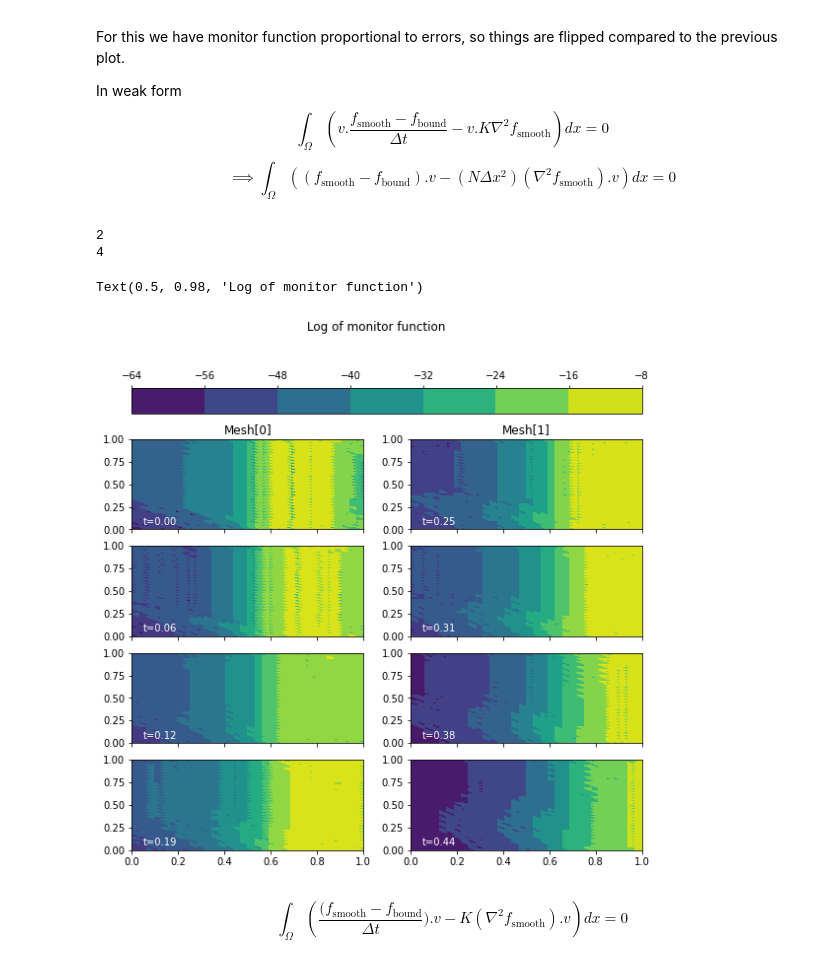
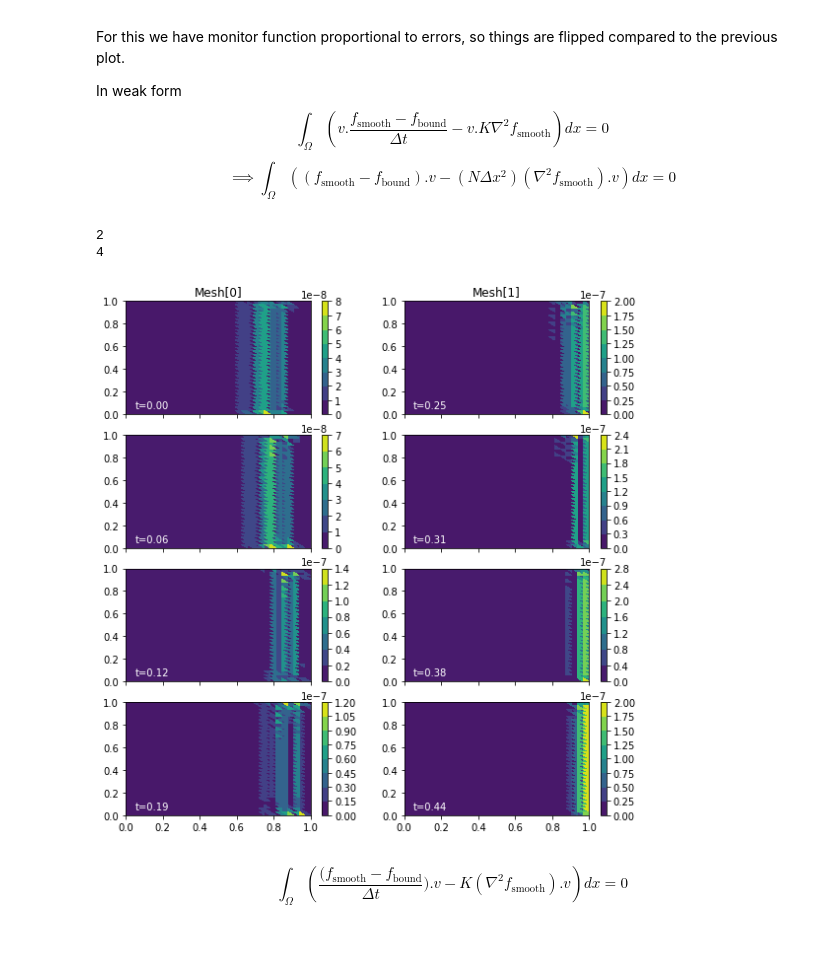
Before and after one commit to acse-akm121/oceans_goma, a Jupyter notebook: goma/src/GoalOrientedExample.ipynb, the cells around one changed output. Saved outputs shown, nothing was run; the diff lists cells and outputs as text; code cells hidden in the pictures.

Commit message:
notebook: laplace smoothing, .py: update to generate figures

```diff
--- a/goma/src/GoalOrientedExample.ipynb
+++ b/goma/src/GoalOrientedExample.ipynb
@@ -266,6 +268,7 @@ for i, mesh_i in enumerate(indicators):
         vmax = np.max((vmax, np.max(np.log(np.abs(e_t.dat.data)))))
         vmin = np.min((vmin, np.min(np.log(np.abs(e_t.dat.data)))))
 
+figsize = (2 * len(solutions['u']['forward'][0]), 2 * len(solutions['u']['forward'][0]))
 print(vmax, vmin)
 vmax = -12
 vmin = -70
@@ -498,30 +501,33 @@ $$
 # %%
 # First step, extract f as time-dependent
 
 # We might also want to bound it, not going to use this just yet
 gamma = 2 # Refinement level
 eta_b = 5e-8
 funcs = []
+P0 = indicators[i][0].function_space()
 for i, mesh_i in enumerate(indicators):
 #     area = areas[i]
 
     max_errs = np.zeros(indicators[i][0].dat.data.shape)
     fns = []
     for j, e_t in enumerate(indicators[i]):
         val = np.array(e_t.dat.data)
         fn = Function(P0, val=val)
         fns.append(fn)
     funcs.append(fns)
 print(len(funcs))
 print(len(funcs[1]))
-fig, axs, tcs = plot_indicator_snapshots2(funcs, time_partition, cmap='viridis', figsize=figsize)
-cbar = fig.colorbar(tcs[-1][-1], ax=axs, location='top')
-plt.suptitle("Log of monitor function")
+fig, axs, tcs = plot_indicator_snapshots(funcs, time_partition, cmap='viridis', figsize=figsize)
+# cbar = fig.colorbar(tcs[-1][-1], ax=axs, location='top')
+# plt.suptitle("Monitor function")
+for i in range(axs.shape[1]):
+    for j in range(axs.shape[0]):
+        fig.colorbar(tcs[i][j], ax=axs[j, i])
 # %% [output]
 2
 4
-Text(0.5, 0.98, 'Log of monitor function')
-[figure, old version]
+[figure, new version]
 # %%
 # fig, axs, tcs = plot_monitorfn_snapshots(errs_bound_fns, time_partition,
 #                                          vmin=5e-9, vmax=5e-8,
```
Also changed, not shown: parts of 7 cells of this notebook, 1 other file.
